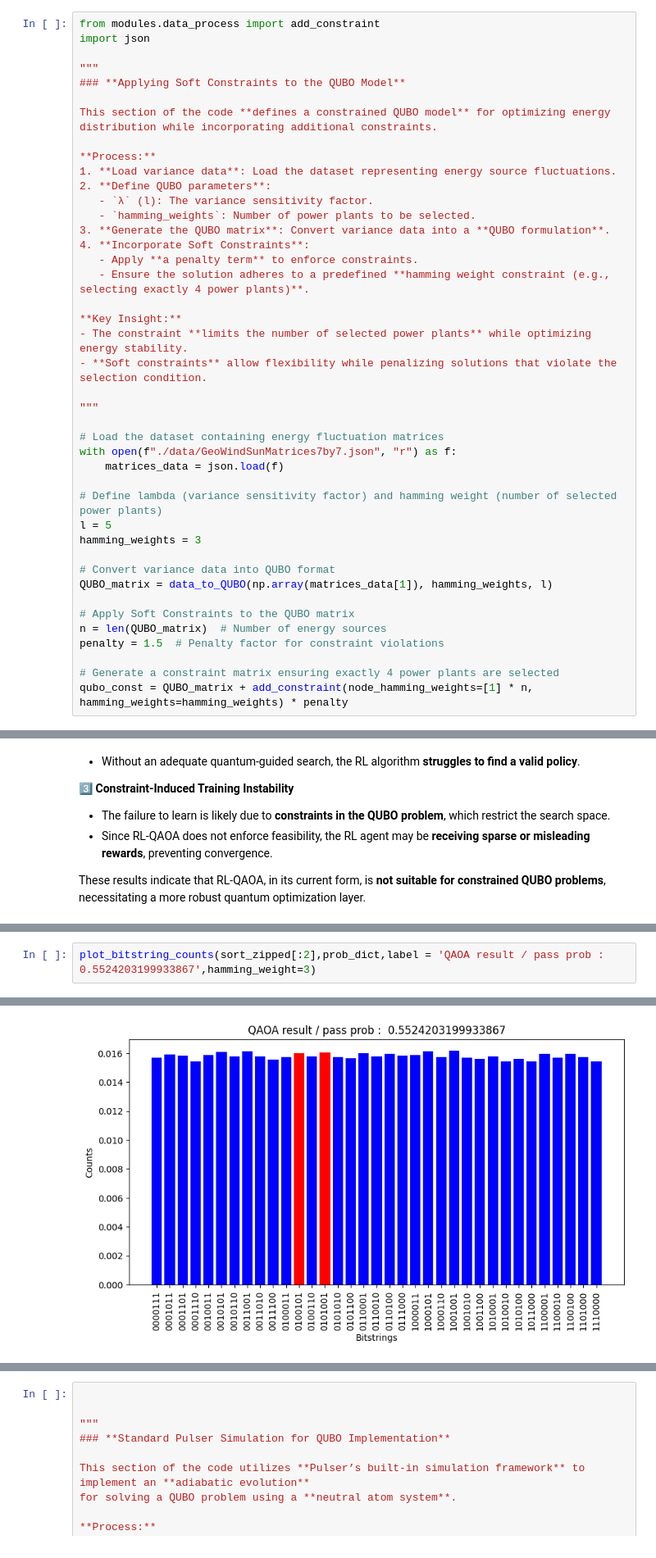
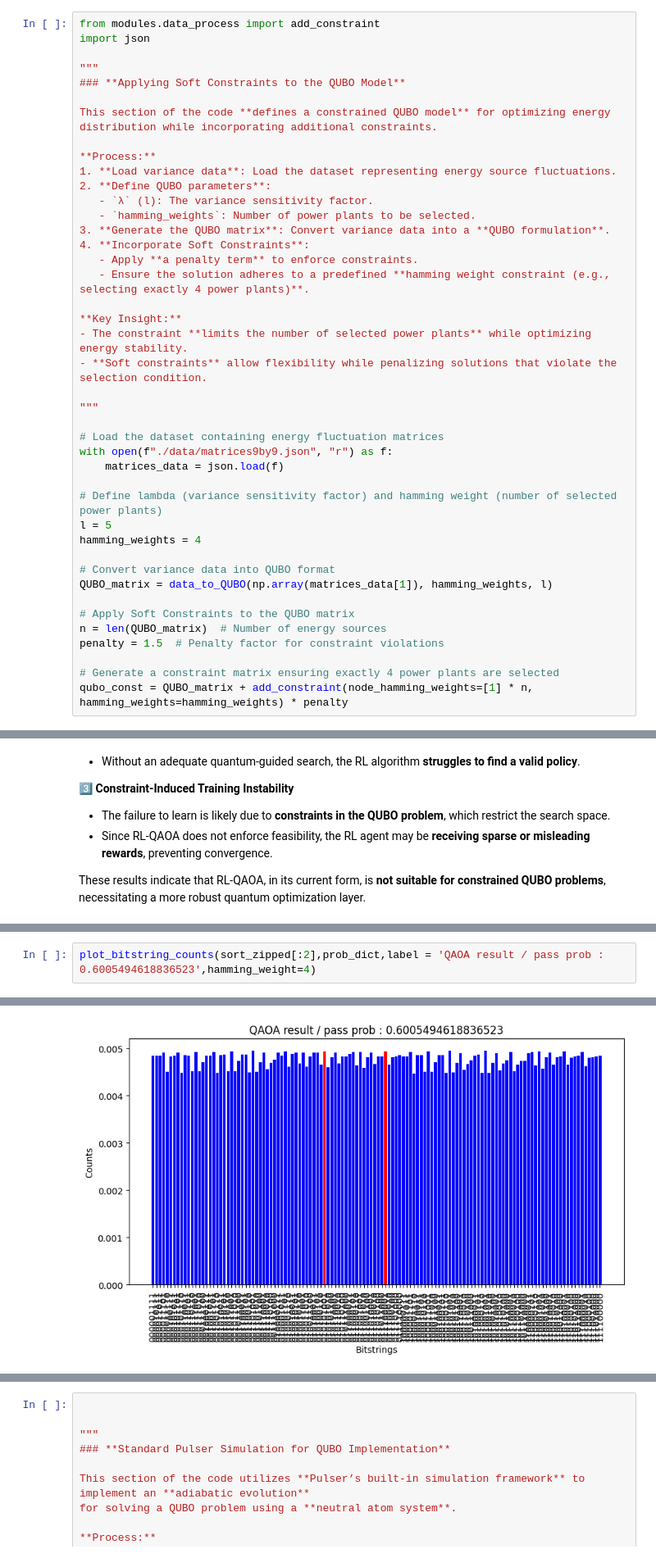
Before and after one commit to pop756/Pasqal_chanllenge, a Jupyter notebook: Results.ipynb, the cells around one changed output, grey strips where cells are left out. Shown at 82% size. Drawn from its saved outputs; the diff is of its cells as text.

```diff
--- a/Results.ipynb
+++ b/Results.ipynb
@@ -320,12 +301,12 @@ This section of the code **defines a constrained QUBO model** for optimizing ene
 """
 
 # Load the dataset containing energy fluctuation matrices
-with open(f"./data/GeoWindSunMatrices7by7.json", "r") as f:
+with open(f"./data/matrices9by9.json", "r") as f:
     matrices_data = json.load(f)
 
 # Define lambda (variance sensitivity factor) and hamming weight (number of selected power plants)
 l = 5
-hamming_weights = 3
+hamming_weights = 4
 
 # Convert variance data into QUBO format
 QUBO_matrix = data_to_QUBO(np.array(matrices_data[1]), hamming_weights, l)
@@ -590,3 +585,3 @@ pass prob : 1.0
 # %%
-plot_bitstring_counts(sort_zipped[:2],prob_dict,label = 'QAOA result / pass prob :  0.5524203199933867',hamming_weight=3)
+plot_bitstring_counts(sort_zipped[:2],prob_dict,label = 'QAOA result / pass prob : 0.6005494618836523',hamming_weight=4)
 # %% [output]
@@ -594,4 +589,4 @@ pass prob : 0.5524203199933867
-[figure, old version]
+[figure, new version]
 # %% [markdown]
 # **🚨 Limitations of QAOA in Constraint QUBO Problems 🚨**
 
```
Also changed, not shown: parts of 28 cells of this notebook, 3 other files.
